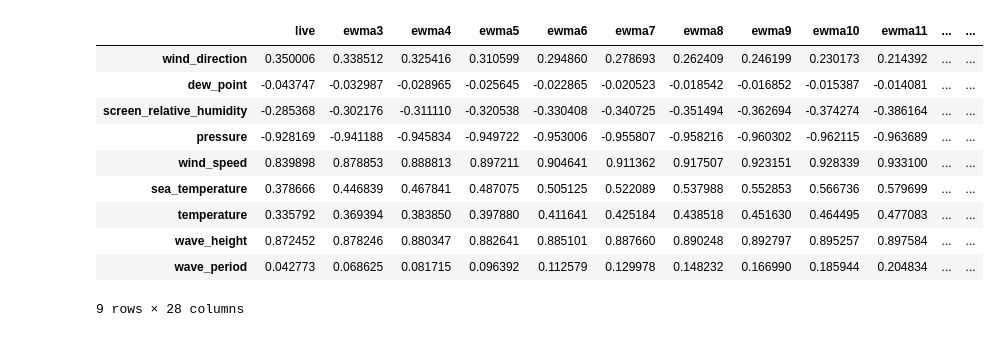
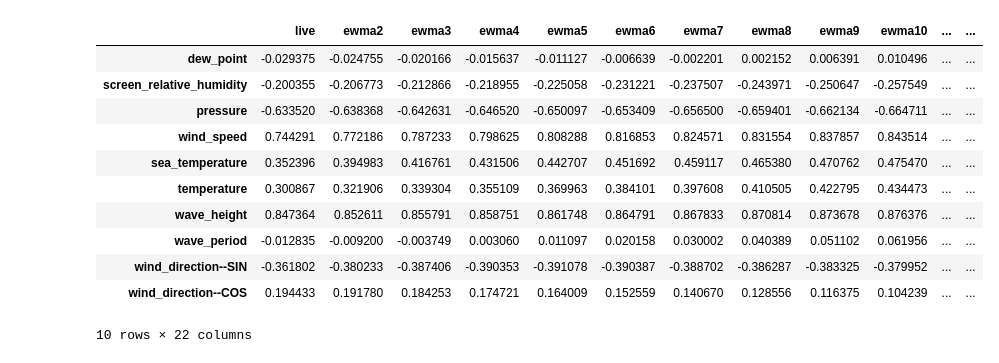
Before and after one commit to felix-last/wave-forecast, a Jupyter notebook: wave-forecast-prepare-data.ipynb, the cells around one changed output. Saved outputs shown, nothing was run; the diff lists cells and outputs as text; code cells hidden in the pictures.

```diff
--- a/wave-forecast-prepare-data.ipynb
+++ b/wave-forecast-prepare-data.ipynb
@@ -78,0 +83,21 @@ target values after interpolation: 95
+# %%
+#directional.angle.radian_matrix_to_sin_cos_matrix(pd.DataFrame(df_explanatory['wind_direction']))?circular_example.drop
+def degrees_to_sin_cos(df_in, columns):
+    if(type(columns) is not list):
+        columns = [columns]
+    df_radians = df_in[columns].apply(lambda deg: deg * (math.pi / 180))
+    return pd.concat(
+        [
+            df_in.drop(columns, axis=1),
+            directional.angle.radian_matrix_to_sin_cos_matrix(df_radians[columns])
+        ],
+        axis=1)
+
+circular_example = pd.DataFrame({'degrees':[359.9, 359.9, 0.1, 0.1], 'other_data':[1,2,3,4]})
+#display(circular_example)
+#radians_example = pd.DataFrame({'radians': [deg * (math.pi / 180) for deg in circular_example['degrees']]})
+#display(radians_example)
+#display(directional.angle.radian_matrix_to_sin_cos_matrix(radians_example))
+
+display(circular_example)
+display(degrees_to_sin_cos(circular_example, 'degrees'))
@@ -80,10 +116,14 @@ target values after interpolation: 95
 df_explanatory = df_imported[['wind_direction','dew_point', 'screen_relative_humidity', 'pressure', 'wind_speed', 'sea_temperature', 'temperature', 'wave_height', 'wave_period']]
 df_explanatory = df_explanatory.dropna()
 df_explanatory
-print(df_explanatory['wind_direction'].head())
+display(df_explanatory['wind_direction'].head())
 compass_directions = ['N', 'NNE', 'NE', 'ENE', 'E', 'ESE', 'SE', 'SSE', 'S', 'SSW', 'SW', 'WSW', 'W', 'WNW', 'NW', 'NNW']
 df_explanatory['wind_direction'] = df_explanatory['wind_direction'].apply(lambda dir: (360 / len(compass_directions)) * compass_directions.index(dir))
-print('\nbecomes',df_explanatory['wind_direction'].head())
+print('becomes')
+display(df_explanatory['wind_direction'].head())
+print('becomes')
+df_explanatory = degrees_to_sin_cos(df_explanatory, 'wind_direction')
+display(df_explanatory.head())
 # %% [output]
 record_time
 2016-05-14T16:00:00+00:00     NW
@@ -162,21 +214,22 @@ wave_period               0.042773
 # %%
 #df_ewma3 = pd.ewma(df_explanatory, span=3)
-for span in range(3,30):
+for span in range(2,23):
     target_correlations['ewma'+str(span)] = pd.Series([ pd.ewma(df_train[column], span=span).corr(df_train[target_var]) for column in df_explanatory.columns], index=df_explanatory.columns)
 target_correlations
 #column = 'pressure'
 #pd.ewma(df_train[column], span=3).corr(df_train[target_var])
 # %% [output]
-|  | live | ewma3 | ewma4 | ewma5 | ewma6 | ewma7 | ewma8 | ewma9 | ewma10 | ewma11 | ... | ... |
-| wind_direction | 0.350006 | 0.338512 | 0.325416 | 0.310599 | 0.294860 | 0.278693 | 0.262409 | 0.246199 | 0.230173 | 0.214392 | ... | ... |
-| dew_point | -0.043747 | -0.032987 | -0.028965 | -0.025645 | -0.022865 | -0.020523 | -0.018542 | -0.016852 | -0.015387 | -0.014081 | ... | ... |
-| screen_relative_humidity | -0.285368 | -0.302176 | -0.311110 | -0.320538 | -0.330408 | -0.340725 | -0.351494 | -0.362694 | -0.374274 | -0.386164 | ... | ... |
-| pressure | -0.928169 | -0.941188 | -0.945834 | -0.949722 | -0.953006 | -0.955807 | -0.958216 | -0.960302 | -0.962115 | -0.963689 | ... | ... |
-| wind_speed | 0.839898 | 0.878853 | 0.888813 | 0.897211 | 0.904641 | 0.911362 | 0.917507 | 0.923151 | 0.928339 | 0.933100 | ... | ... |
-| sea_temperature | 0.378666 | 0.446839 | 0.467841 | 0.487075 | 0.505125 | 0.522089 | 0.537988 | 0.552853 | 0.566736 | 0.579699 | ... | ... |
-| temperature | 0.335792 | 0.369394 | 0.383850 | 0.397880 | 0.411641 | 0.425184 | 0.438518 | 0.451630 | 0.464495 | 0.477083 | ... | ... |
-| wave_height | 0.872452 | 0.878246 | 0.880347 | 0.882641 | 0.885101 | 0.887660 | 0.890248 | 0.892797 | 0.895257 | 0.897584 | ... | ... |
-| wave_period | 0.042773 | 0.068625 | 0.081715 | 0.096392 | 0.112579 | 0.129978 | 0.148232 | 0.166990 | 0.185944 | 0.204834 | ... | ... |
+|  | live | ewma2 | ewma3 | ewma4 | ewma5 | ewma6 | ewma7 | ewma8 | ewma9 | ewma10 | ... | ... |
+| dew_point | -0.029375 | -0.024755 | -0.020166 | -0.015637 | -0.011127 | -0.006639 | -0.002201 | 0.002152 | 0.006391 | 0.010496 | ... | ... |
+| screen_relative_humidity | -0.200355 | -0.206773 | -0.212866 | -0.218955 | -0.225058 | -0.231221 | -0.237507 | -0.243971 | -0.250647 | -0.257549 | ... | ... |
+| pressure | -0.633520 | -0.638368 | -0.642631 | -0.646520 | -0.650097 | -0.653409 | -0.656500 | -0.659401 | -0.662134 | -0.664711 | ... | ... |
+| wind_speed | 0.744291 | 0.772186 | 0.787233 | 0.798625 | 0.808288 | 0.816853 | 0.824571 | 0.831554 | 0.837857 | 0.843514 | ... | ... |
+| sea_temperature | 0.352396 | 0.394983 | 0.416761 | 0.431506 | 0.442707 | 0.451692 | 0.459117 | 0.465380 | 0.470762 | 0.475470 | ... | ... |
+| temperature | 0.300867 | 0.321906 | 0.339304 | 0.355109 | 0.369963 | 0.384101 | 0.397608 | 0.410505 | 0.422795 | 0.434473 | ... | ... |
+| wave_height | 0.847364 | 0.852611 | 0.855791 | 0.858751 | 0.861748 | 0.864791 | 0.867833 | 0.870814 | 0.873678 | 0.876376 | ... | ... |
+| wave_period | -0.012835 | -0.009200 | -0.003749 | 0.003060 | 0.011097 | 0.020158 | 0.030002 | 0.040389 | 0.051102 | 0.061956 | ... | ... |
+| wind_direction--SIN | -0.361802 | -0.380233 | -0.387406 | -0.390353 | -0.391078 | -0.390387 | -0.388702 | -0.386287 | -0.383325 | -0.379952 | ... | ... |
+| wind_direction--COS | 0.194433 | 0.191780 | 0.184253 | 0.174721 | 0.164009 | 0.152559 | 0.140670 | 0.128556 | 0.116375 | 0.104239 | ... | ... |
-9 rows × 28 columns
+10 rows × 22 columns
 # %%
 plt.plot(pd.ewma(df_train['wind_speed'], span=12), df_train[target_var], 'b+')
```
Also changed, not shown: parts of 16 cells of this notebook.
